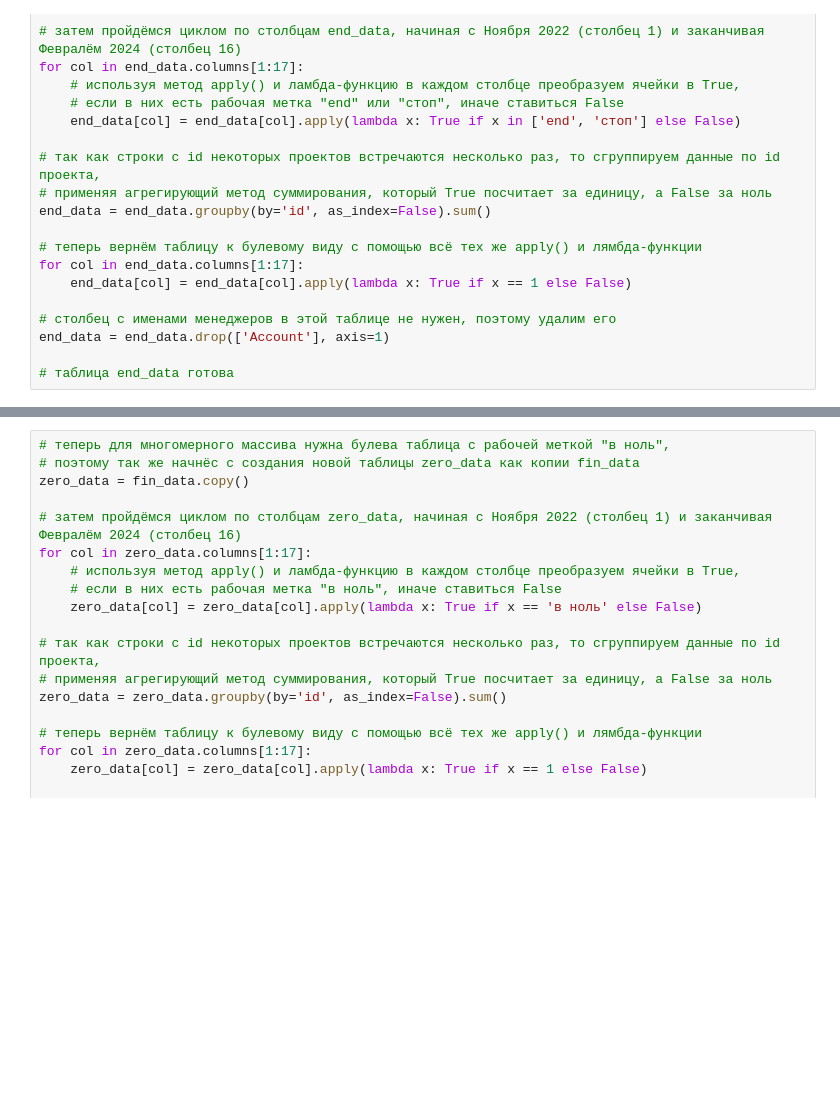
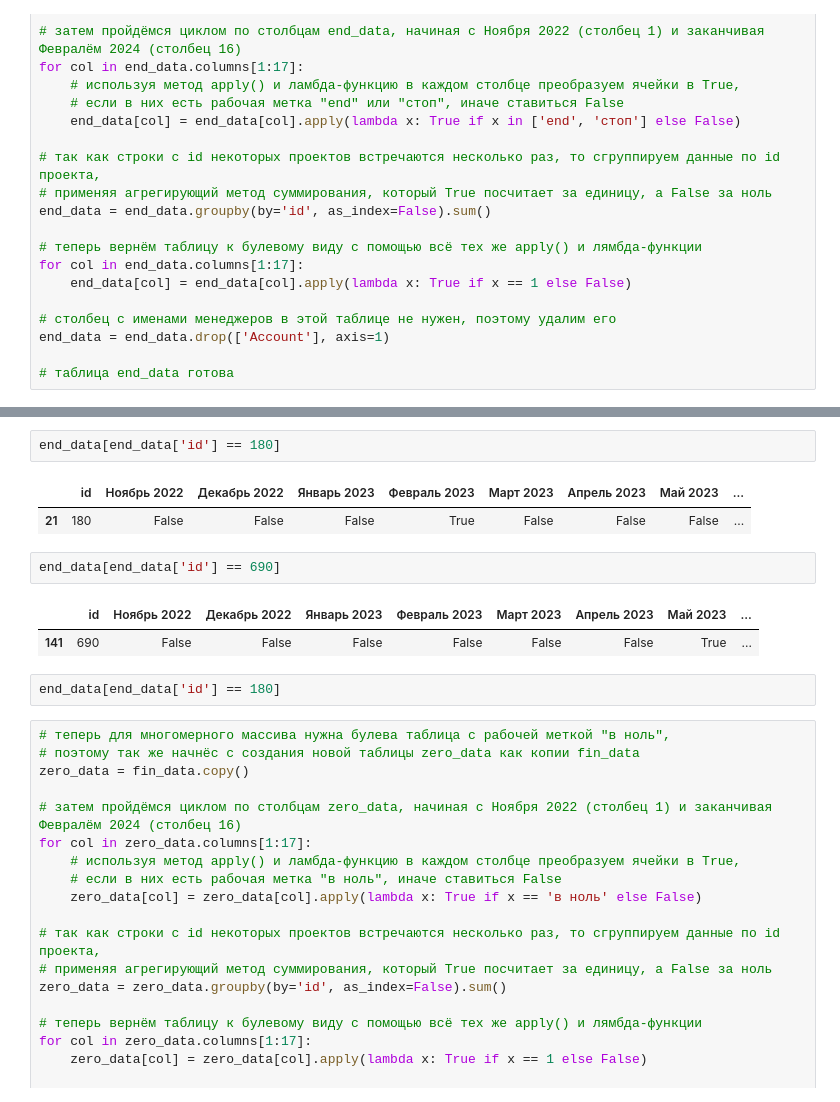
Before and after one commit to azot81/prolongation_analysis, a Jupyter notebook: report_task.ipynb, the cells around one changed output, grey strips where cells are left out. Cells and saved outputs as stored; diff of their text form; blank space fills up the shorter version.

```diff
--- a/report_task.ipynb
+++ b/report_task.ipynb
@@ -54,3 +67,15 @@ end_data = end_data.drop(['Account'], axis=1)
+# %%
+end_data[end_data['id'] == 180]
+# %% [output]
+|  | id | Ноябрь 2022 | Декабрь 2022 | Январь 2023 | Февраль 2023 | Март 2023 | Апрель 2023 | Май 2023 | ... |
+| 21 | 180 | False | False | False | True | False | False | False | ... |
+# %%
+end_data[end_data['id'] == 690]
+# %% [output]
+|  | id | Ноябрь 2022 | Декабрь 2022 | Январь 2023 | Февраль 2023 | Март 2023 | Апрель 2023 | Май 2023 | ... |
+| 141 | 690 | False | False | False | False | False | False | True | ... |
+# %%
+end_data[end_data['id'] == 180]
 # %%
 # теперь для многомерного массива нужна булева таблица с рабочей меткой "в ноль",
 # поэтому так же начнёс с создания новой таблицы zero_data как копии fin_data
```
Also changed, not shown: parts of 7 cells of this notebook.
